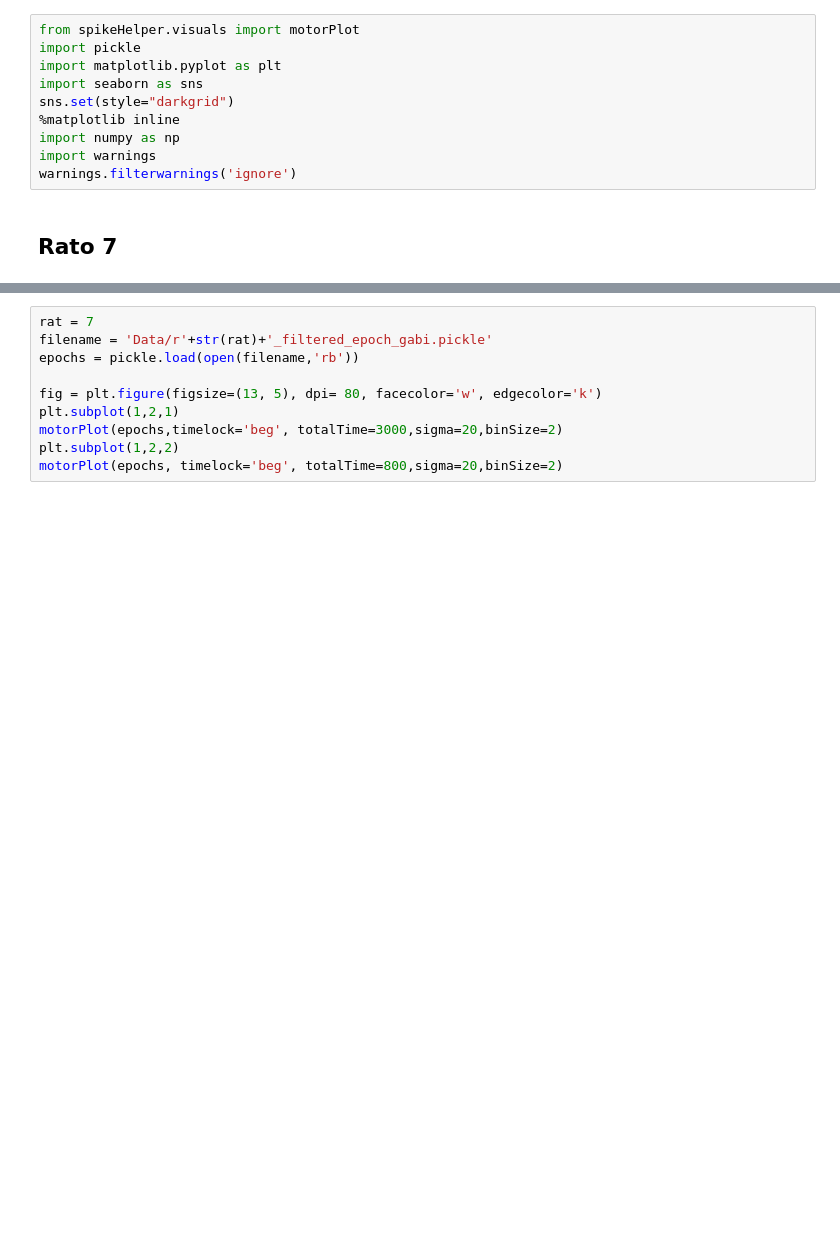
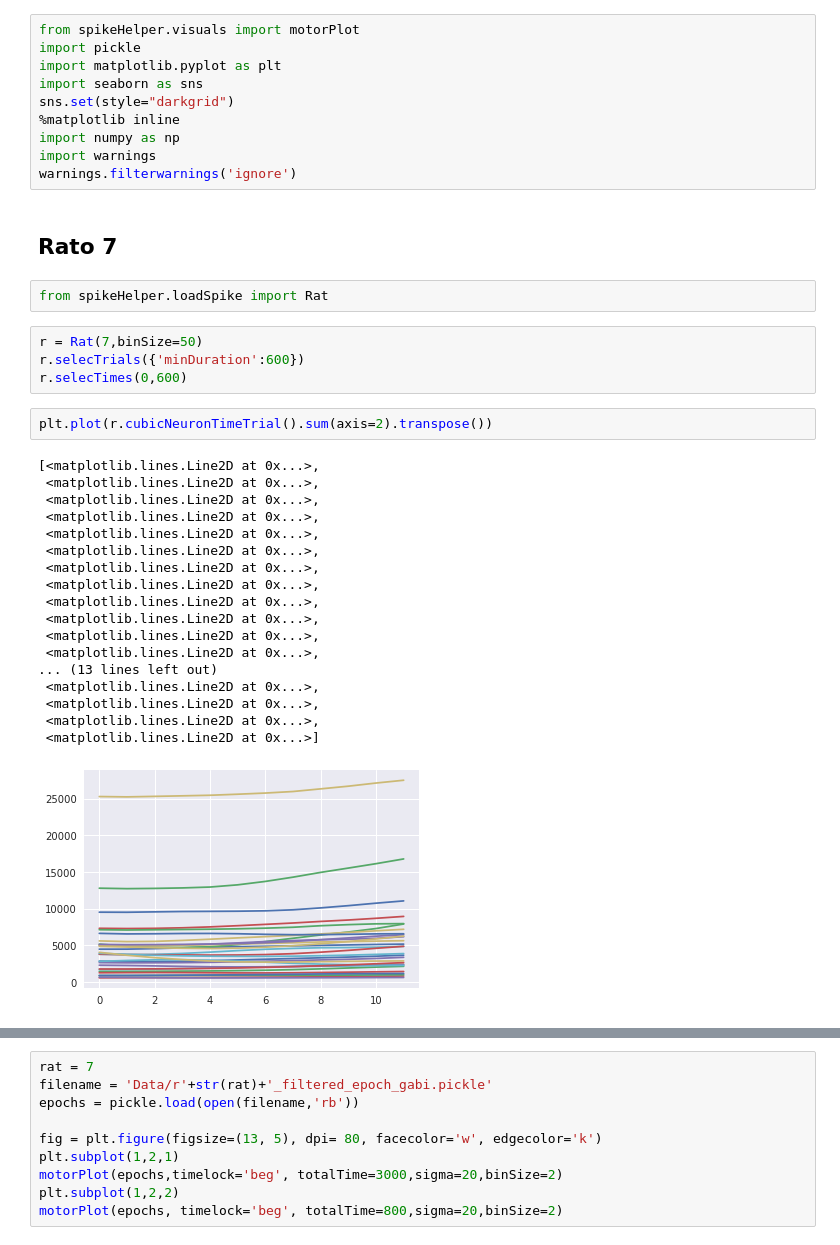
Before and after one commit to EstevaoUyra/Spikes, a Jupyter notebook: Atividade motora INICIO.ipynb, the cells around one changed output, grey strips where cells are left out. Cells and saved outputs as stored; diff of their text form; blank space fills up the shorter version.

```diff
--- a/Atividade motora INICIO.ipynb
+++ b/Atividade motora INICIO.ipynb
@@ -22,6 +22,33 @@ import warnings
 warnings.filterwarnings('ignore')
 # %% [markdown]
 ## Rato 7
+# %%
+from spikeHelper.loadSpike import Rat
+# %%
+r = Rat(7,binSize=50)
+r.selecTrials({'minDuration':600})
+r.selecTimes(0,600)
+# %%
+plt.plot(r.cubicNeuronTimeTrial().sum(axis=2).transpose())
+# %% [output]
+[<matplotlib.lines.Line2D at 0x...>,
+ <matplotlib.lines.Line2D at 0x...>,
+ <matplotlib.lines.Line2D at 0x...>,
+ <matplotlib.lines.Line2D at 0x...>,
+ <matplotlib.lines.Line2D at 0x...>,
+ <matplotlib.lines.Line2D at 0x...>,
+ <matplotlib.lines.Line2D at 0x...>,
+ <matplotlib.lines.Line2D at 0x...>,
+ <matplotlib.lines.Line2D at 0x...>,
+ <matplotlib.lines.Line2D at 0x...>,
+ <matplotlib.lines.Line2D at 0x...>,
+ <matplotlib.lines.Line2D at 0x...>,
+... (13 lines left out)
+ <matplotlib.lines.Line2D at 0x...>,
+ <matplotlib.lines.Line2D at 0x...>,
+ <matplotlib.lines.Line2D at 0x...>,
+ <matplotlib.lines.Line2D at 0x...>]
+[figure, added]
 # %%
 rat = 7
 filename = 'Data/r'+str(rat)+'_filtered_epoch_gabi.pickle'
```
Also changed, not shown: parts of 1 cell of this notebook, 16 other files.
